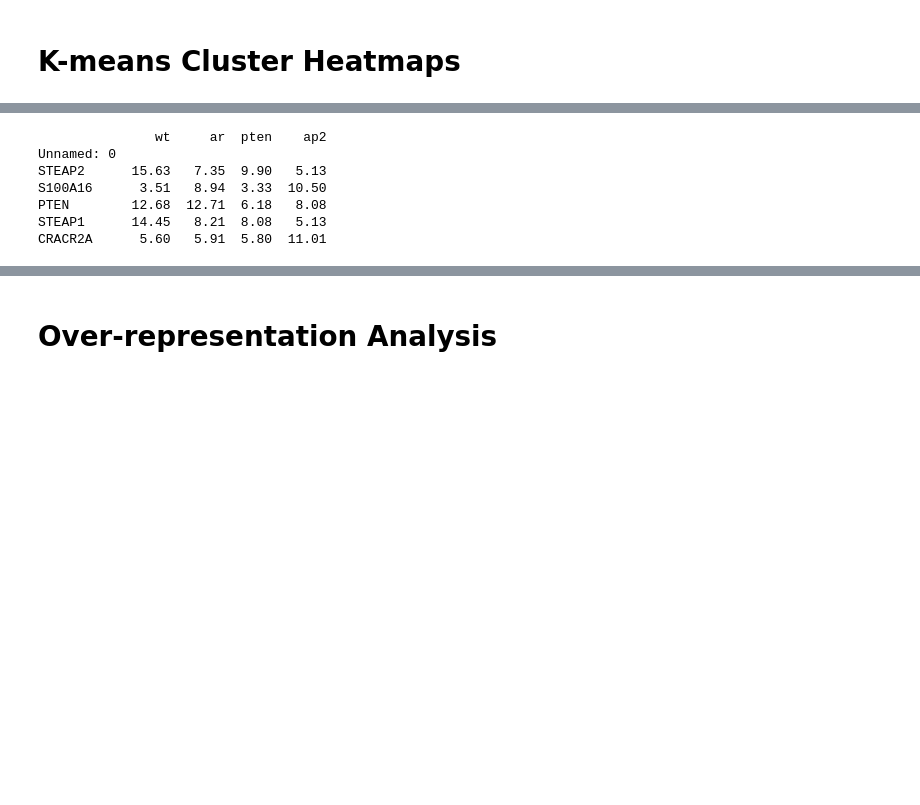
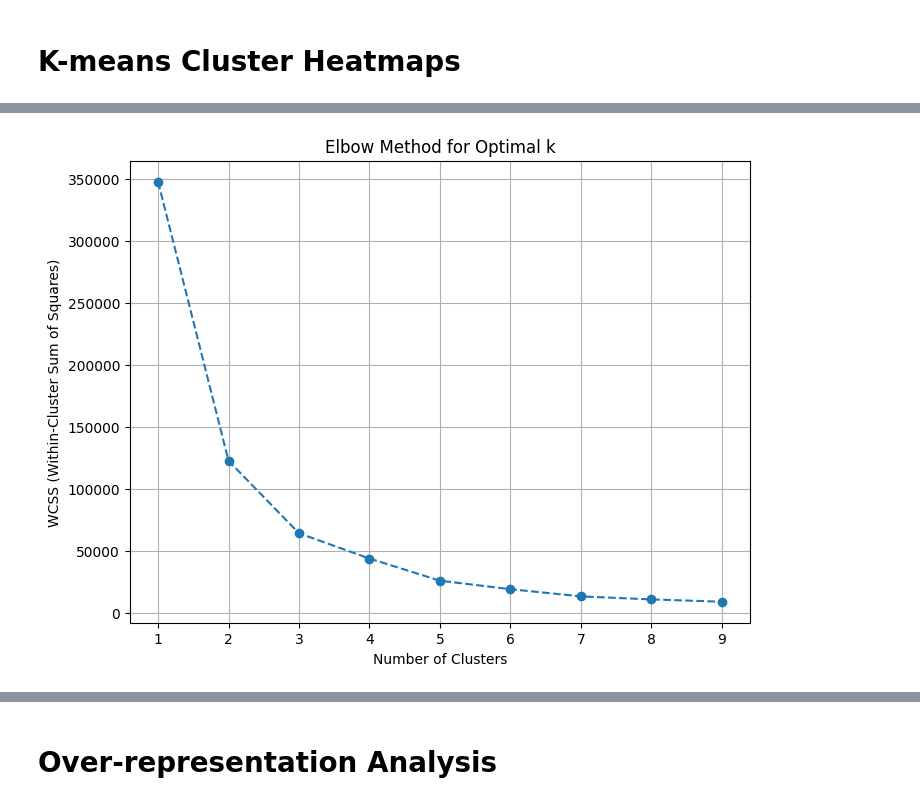
Before and after one commit to nocturnal-design/TCGA_Analysis, a Jupyter notebook: heatmap.ipynb, the cells around one changed output, grey strips where cells are left out. Cells and saved outputs as stored; diff of their text form; code cells hidden in the pictures; blank space fills up the shorter version.

```diff
--- a/heatmap.ipynb
+++ b/heatmap.ipynb
@@ -2,0 +76,9 @@
+# %%
+early_bchem["Early Average"] = early_bchem.mean(axis=1)
+# print(early_bchem.head())
+late_bchem["Late Average"] = late_bchem.mean(axis=1)
+# print(late_bchem.head())
+combined_df["Early Average"] = early_bchem[["Early Average"]]
+combined_df["Late Average"] = late_bchem[["Late Average"]]
+# combined_df = append(late_bchem[["Late Average"]]
+print(combined_df.head())
@@ -8,41 +108,30 @@ import matplotlib.pyplot as plt
 from sklearn.cluster import KMeans
 from scipy.cluster.hierarchy import linkage, dendrogram
 
-expression = pd.read_csv("akt_ar_signaling.csv")
-#expression.set_index("Unnamed: 0")
-expression = expression.set_index(expression["Unnamed: 0"])
-expression = expression.drop("Unnamed: 0", axis = 1)
-expression = expression.dropna(axis = 1)
-print(expression.head())
+expression = combined_df
-# %% [output]
-               wt     ar  pten    ap2
-Unnamed: 0
-STEAP2      15.63   7.35  9.90   5.13
-S100A16      3.51   8.94  3.33  10.50
-PTEN        12.68  12.71  6.18   8.08
-STEAP1      14.45   8.21  8.08   5.13
-CRACR2A      5.60   5.91  5.80  11.01
 # %%
 data = expression
 
-# # List to store WCSS for each number of clusters
-# wcss = []
+# List to store WCSS for each number of clusters
+wcss = []
 
-# # Loop over possible values of k (number of clusters)
-# for num_clusters in range(1, 30):  # You can adjust the range based on your data
-#     kmeans = KMeans(n_clusters=num_clusters, random_state=42, n_init=10)
-#     kmeans.fit(data)
-#     wcss.append(kmeans.inertia_)  # WCSS is stored in inertia_
+# Loop over possible values of k (number of clusters)
+for num_clusters in range(1, 10):  # You can adjust the range based on your data
+    kmeans = KMeans(n_clusters=num_clusters, random_state=42, n_init=10)
+    kmeans.fit(data)
+    wcss.append(kmeans.inertia_)  # WCSS is stored in inertia_
 
-# # Plot the Elbow plot
-# plt.figure(figsize=(8, 6))
-# plt.plot(range(1, 30), wcss, marker='o', linestyle='--')
-# plt.title('Elbow Method for Optimal k')
-# plt.xlabel('Number of Clusters')
-# plt.ylabel('WCSS (Within-Cluster Sum of Squares)')
-# plt.xticks(np.arange(1, 30))
-# plt.grid(True)
-# plt.show()
+# Plot the Elbow plot
+plt.figure(figsize=(8, 6))
+plt.plot(range(1, 10), wcss, marker='o', linestyle='--')
+plt.title('Elbow Method for Optimal k')
+plt.xlabel('Number of Clusters')
+plt.ylabel('WCSS (Within-Cluster Sum of Squares)')
+plt.xticks(np.arange(1, 10))
+plt.grid(True)
+plt.show()
+# %% [output]
+[figure, added]
 # %%
 num_clusters = 24 # The rationale for 4! is that all possible combinations (ie. high, low, low, low) can be captured
 kmeans = KMeans(n_clusters=num_clusters, random_state=42, n_init=10)
```
Also changed, not shown: parts of 9 cells of this notebook, 4 other files.
